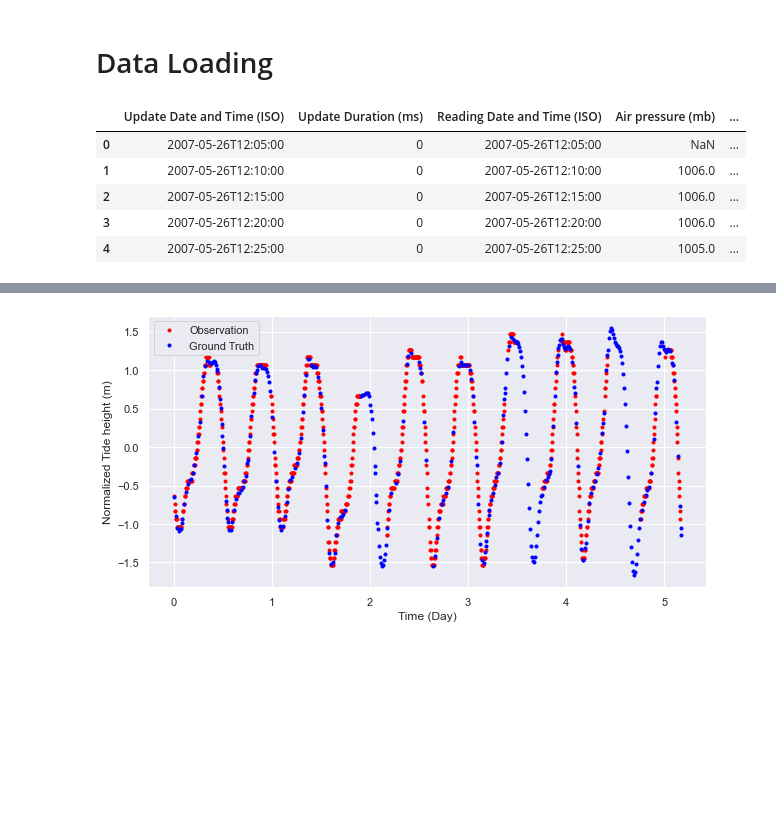
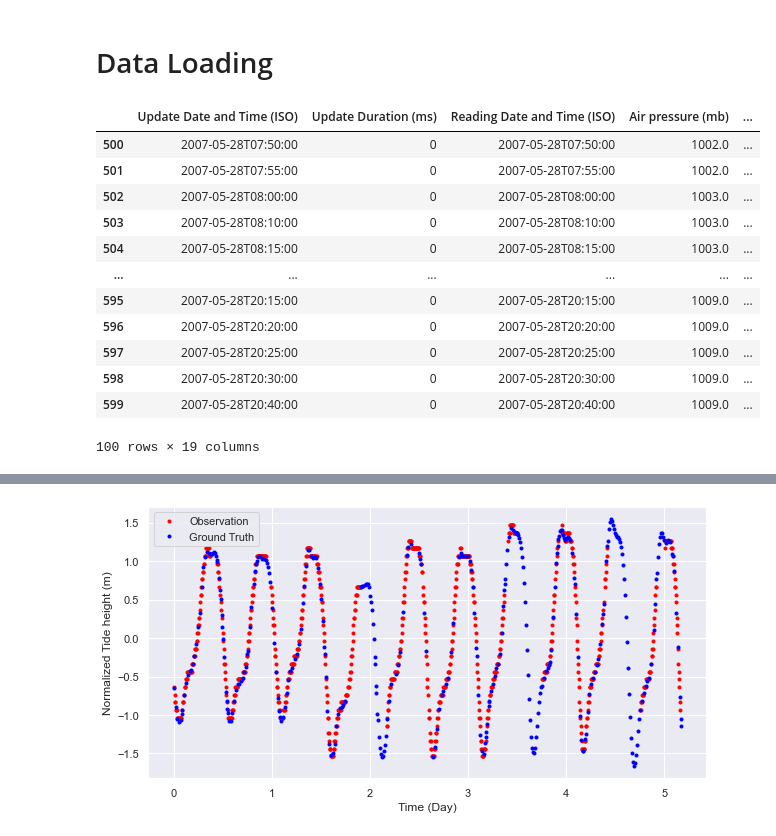
Before and after one commit to pierreosselin/cdt_labs, a Jupyter notebook: data_inference/Lab1.ipynb, the cells around one changed output, grey strips where cells are left out. Cells and saved outputs as stored; diff of their text form; code cells hidden in the pictures; blank space fills up the shorter version.

```diff
--- a/data_inference/Lab1.ipynb
+++ b/data_inference/Lab1.ipynb
@@ -19,12 +22,19 @@ import numpy as np
 # Data Loading
 # %%
 data = pd.read_csv('data/sotonmet.txt', sep=",")
-# %%
-data.head()
-# %% [output]
-|  | Update Date and Time (ISO) | Update Duration (ms) | Reading Date and Time (ISO) | Air pressure (mb) | ... |
-| 0 | 2007-05-26T12:05:00 | 0 | 2007-05-26T12:05:00 | NaN | ... |
-| 1 | 2007-05-26T12:10:00 | 0 | 2007-05-26T12:10:00 | 1006.0 | ... |
-| 2 | 2007-05-26T12:15:00 | 0 | 2007-05-26T12:15:00 | 1006.0 | ... |
-| 3 | 2007-05-26T12:20:00 | 0 | 2007-05-26T12:20:00 | 1006.0 | ... |
-| 4 | 2007-05-26T12:25:00 | 0 | 2007-05-26T12:25:00 | 1005.0 | ... |
+# %%
+data.iloc[500:600]
+# %% [output]
+|  | Update Date and Time (ISO) | Update Duration (ms) | Reading Date and Time (ISO) | Air pressure (mb) | ... |
+| 500 | 2007-05-28T07:50:00 | 0 | 2007-05-28T07:50:00 | 1002.0 | ... |
+| 501 | 2007-05-28T07:55:00 | 0 | 2007-05-28T07:55:00 | 1002.0 | ... |
+| 502 | 2007-05-28T08:00:00 | 0 | 2007-05-28T08:00:00 | 1003.0 | ... |
+| 503 | 2007-05-28T08:10:00 | 0 | 2007-05-28T08:10:00 | 1003.0 | ... |
+| 504 | 2007-05-28T08:15:00 | 0 | 2007-05-28T08:15:00 | 1003.0 | ... |
+| ... | ... | ... | ... | ... | ... |
+| 595 | 2007-05-28T20:15:00 | 0 | 2007-05-28T20:15:00 | 1009.0 | ... |
+| 596 | 2007-05-28T20:20:00 | 0 | 2007-05-28T20:20:00 | 1009.0 | ... |
+| 597 | 2007-05-28T20:25:00 | 0 | 2007-05-28T20:25:00 | 1009.0 | ... |
+| 598 | 2007-05-28T20:30:00 | 0 | 2007-05-28T20:30:00 | 1009.0 | ... |
+| 599 | 2007-05-28T20:40:00 | 0 | 2007-05-28T20:40:00 | 1009.0 | ... |
+100 rows × 19 columns
```
Also changed, not shown: parts of 26 cells of this notebook, 2 other files.
